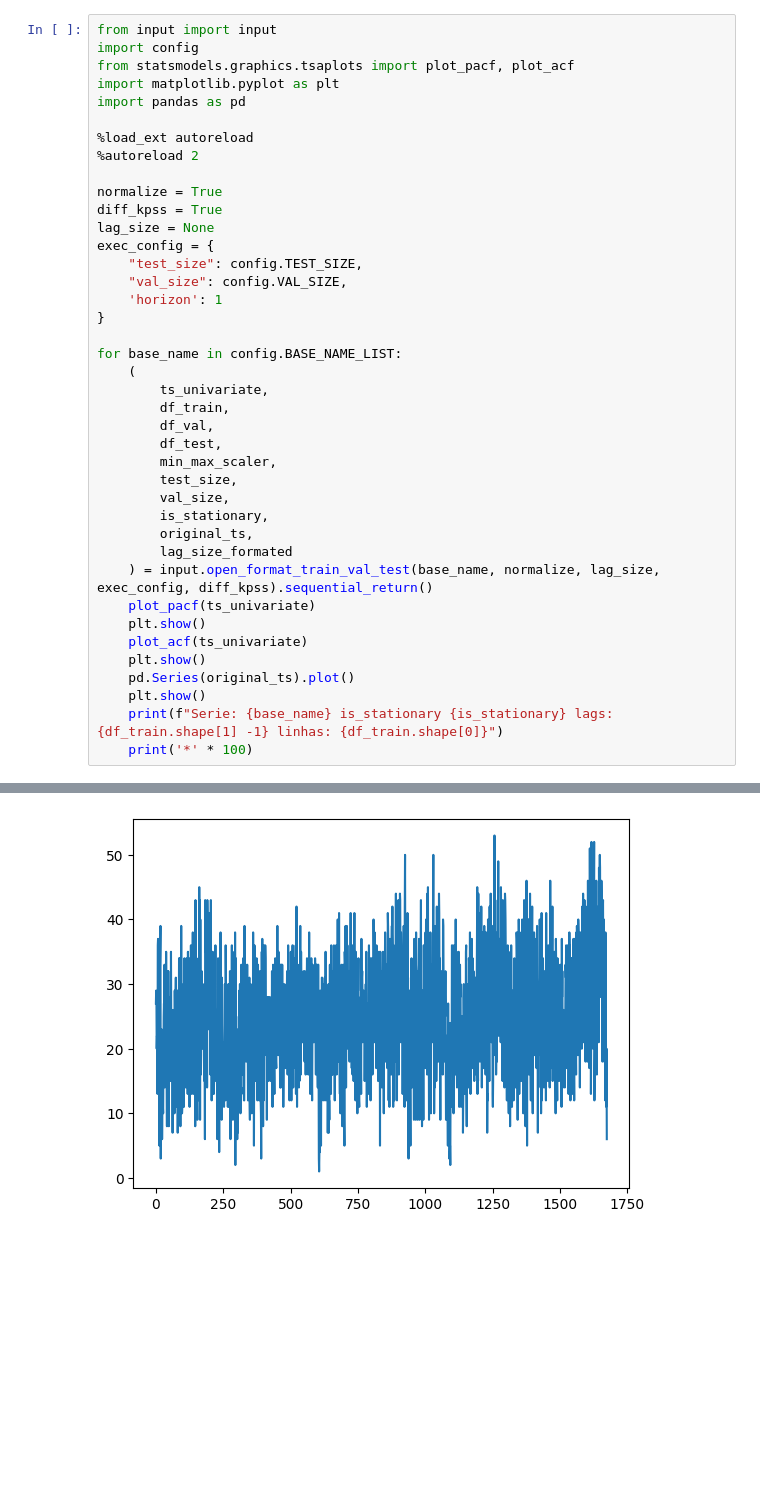
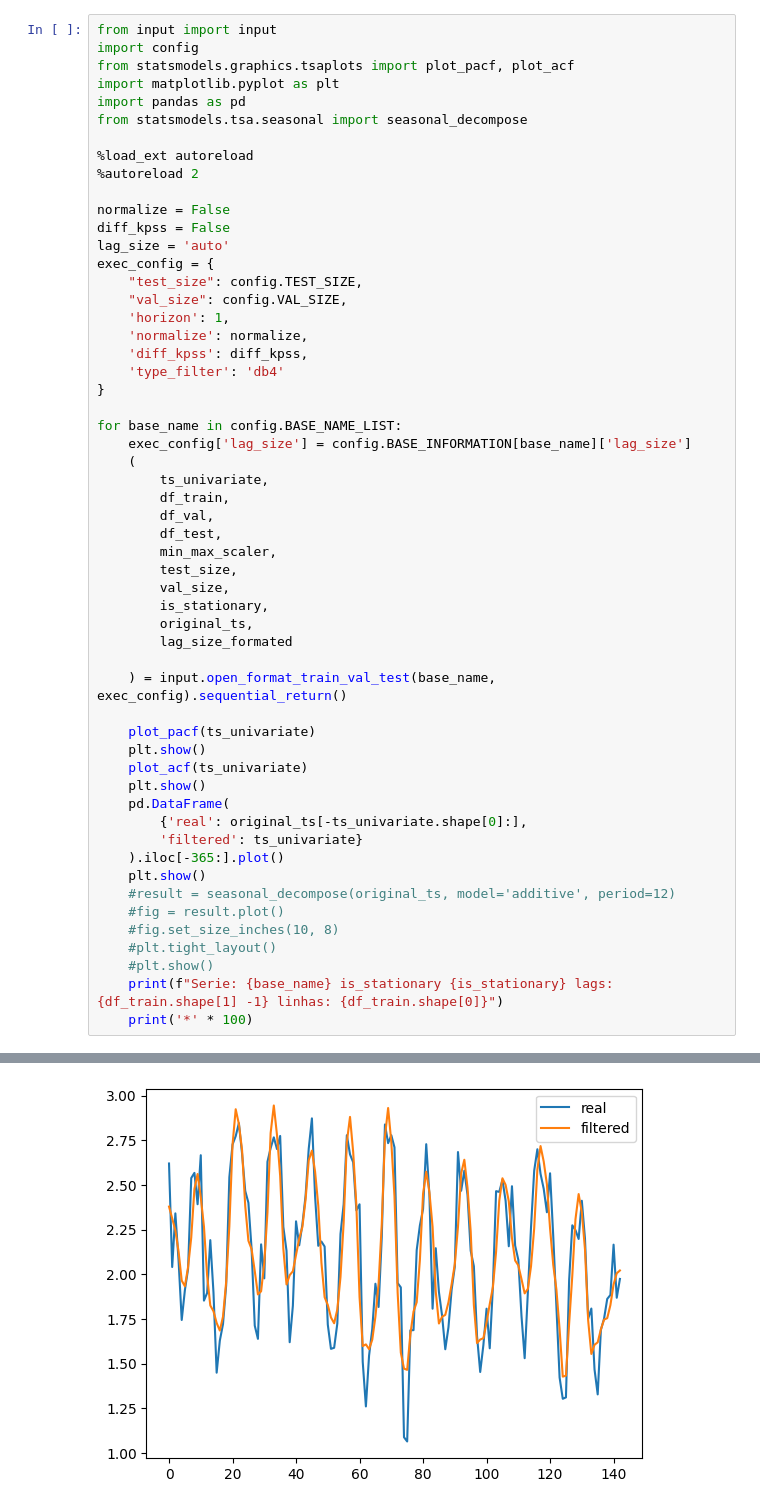
Before and after one commit to domingos108/experiments, a Jupyter notebook: notebook/pacf_lags.ipynb, the cells around one changed output, grey strips where cells are left out. Drawn from its saved outputs; the diff is of its cells as text; blank space fills up the shorter version.

```diff
--- a/notebook/pacf_lags.ipynb
+++ b/notebook/pacf_lags.ipynb
@@ -4,20 +4,25 @@ import config
 from statsmodels.graphics.tsaplots import plot_pacf, plot_acf
 import matplotlib.pyplot as plt
 import pandas as pd
+from statsmodels.tsa.seasonal import seasonal_decompose
 
 %load_ext autoreload
 %autoreload 2
 
-normalize = True
-diff_kpss = True
-lag_size = None
+normalize = False
+diff_kpss = False
+lag_size = 'auto'
 exec_config = {
     "test_size": config.TEST_SIZE,
     "val_size": config.VAL_SIZE,
-    'horizon': 1
+    'horizon': 1,
+    'normalize': normalize,
+    'diff_kpss': diff_kpss,
+    'type_filter': 'db4'
 }
 
 for base_name in config.BASE_NAME_LIST:
+    exec_config['lag_size'] = config.BASE_INFORMATION[base_name]['lag_size']
     (
         ts_univariate,
         df_train,
@@ -29,13 +34,23 @@ for base_name in config.BASE_NAME_LIST:
         is_stationary,
         original_ts,
         lag_size_formated
-    ) = input.open_format_train_val_test(base_name, normalize, lag_size, exec_config, diff_kpss).sequential_return()
+
+    ) = input.open_format_train_val_test(base_name, exec_config).sequential_return()
+
     plot_pacf(ts_univariate)
     plt.show()
     plot_acf(ts_univariate)
     plt.show()
-    pd.Series(original_ts).plot()
+    pd.DataFrame(
+        {'real': original_ts[-ts_univariate.shape[0]:],
+        'filtered': ts_univariate}
+    ).iloc[-365:].plot()
     plt.show()
+    #result = seasonal_decompose(original_ts, model='additive', period=12)
+    #fig = result.plot()
+    #fig.set_size_inches(10, 8)
+    #plt.tight_layout()
+    #plt.show()
     print(f"Serie: {base_name} is_stationary {is_stationary} lags: {df_train.shape[1] -1} linhas: {df_train.shape[0]}")
     print('*' * 100)
 # %% [output]
@@ -49 +59 @@ look-up table. The actual p-value is smaller than the p-value returned.
-[figure, old version]
+[figure, new version]
```
Also changed, not shown: parts of 3 cells of this notebook, 38 other files.
